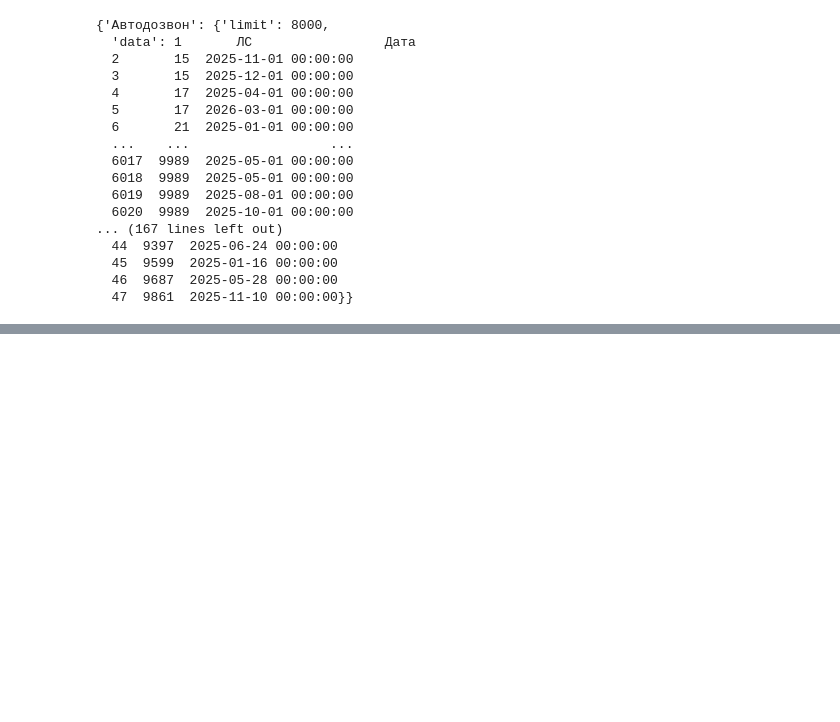
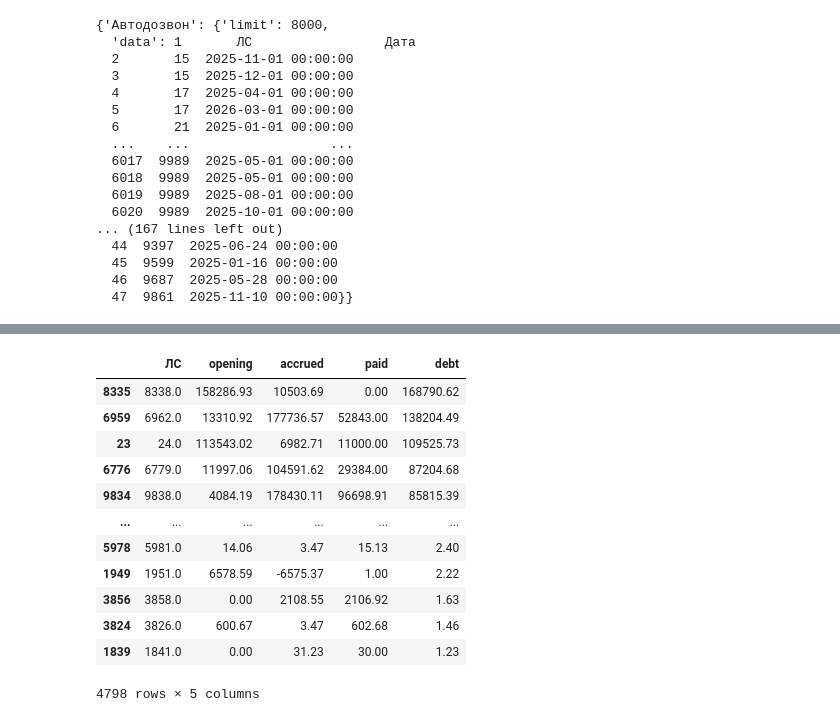
Before and after one commit to BystrovGladkov/Energo_Hack_Hackaton, a Jupyter notebook: data.ipynb, the cells around one changed output, grey strips where cells are left out. Cells and saved outputs as stored; diff of their text form; code cells hidden in the pictures; blank space fills up the shorter version.

```diff
--- a/data.ipynb
+++ b/data.ipynb
@@ -84,0 +167,22 @@ general_info
+# %%
+ls_list, overdue_df, full_df = overdue_accounts(
+    balances=balances,
+    payments=payments,
+    target_date="2025-03-15"
+)
+# %%
+overdue_df
+# %% [output]
+|  | ЛС | opening | accrued | paid | debt |
+| 8335 | 8338.0 | 158286.93 | 10503.69 | 0.00 | 168790.62 |
+| 6959 | 6962.0 | 13310.92 | 177736.57 | 52843.00 | 138204.49 |
+| 23 | 24.0 | 113543.02 | 6982.71 | 11000.00 | 109525.73 |
+| 6776 | 6779.0 | 11997.06 | 104591.62 | 29384.00 | 87204.68 |
+| 9834 | 9838.0 | 4084.19 | 178430.11 | 96698.91 | 85815.39 |
+| ... | ... | ... | ... | ... | ... |
+| 5978 | 5981.0 | 14.06 | 3.47 | 15.13 | 2.40 |
+| 1949 | 1951.0 | 6578.59 | -6575.37 | 1.00 | 2.22 |
+| 3856 | 3858.0 | 0.00 | 2108.55 | 2106.92 | 1.63 |
+| 3824 | 3826.0 | 600.67 | 3.47 | 602.68 | 1.46 |
+| 1839 | 1841.0 | 0.00 | 31.23 | 30.00 | 1.23 |
+4798 rows × 5 columns
```
Also changed, not shown: parts of 4 cells of this notebook, 2 other files.
